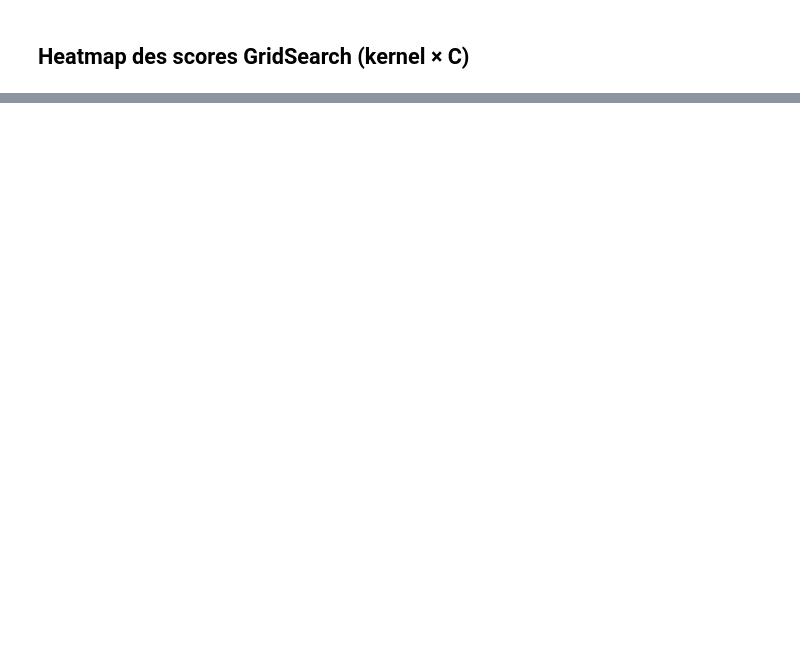
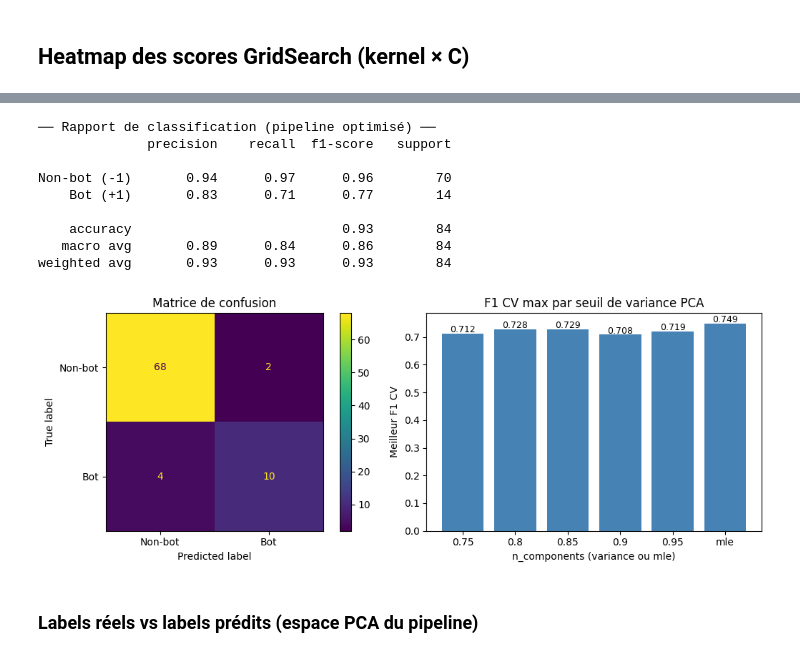
Before and after one commit to malcolm-a/if29-twitter-analysis, a Jupyter notebook: src/ml/supervised/SVM.ipynb, the cells around one changed output, grey strips where cells are left out. Cells and saved outputs as stored; diff of their text form; code cells hidden in the pictures; blank space fills up the shorter version.

```diff
--- a/src/ml/supervised/SVM.ipynb
+++ b/src/ml/supervised/SVM.ipynb
@@ -430,0 +594,46 @@ Meilleur : kernel=rbf, C=7.474, F1=0.7270
+# %%
+# Évaluation du meilleur pipeline sur le test set
+from sklearn.metrics import classification_report, confusion_matrix, ConfusionMatrixDisplay
+
+y_pred_pipe = grid_pipe.predict(X_test)
+
+print("── Rapport de classification (pipeline optimisé) ──")
+print(classification_report(y_test, y_pred_pipe, target_names=["Non-bot (-1)", "Bot (+1)"]))
+
+fig, axes = plt.subplots(1, 2, figsize=(11, 4))
+
+# Matrice de confusion
+disp = ConfusionMatrixDisplay(confusion_matrix(y_test, y_pred_pipe),
+                              display_labels=["Non-bot", "Bot"])
+disp.plot(ax=axes[0])
+axes[0].set_title("Matrice de confusion")
+
+# F1 moyen CV par n_components (agrégé sur tous kernels et C)
+cv_df = pd.DataFrame(grid_pipe.cv_results_)
+f1_by_ncomp = (
+    cv_df.groupby("param_pca__n_components")["mean_test_score"]
+    .max()
+    .reindex([0.75, 0.80, 0.85, 0.90, 0.95, "mle"])
+)
+axes[1].bar([str(x) for x in f1_by_ncomp.index], f1_by_ncomp.values, color="steelblue")
+axes[1].set_xlabel("n_components (variance ou mle)")
+axes[1].set_ylabel("Meilleur F1 CV")
+axes[1].set_title("F1 CV max par seuil de variance PCA")
+for i, v in enumerate(f1_by_ncomp.values):
+    axes[1].text(i, v + 0.005, f"{v:.3f}", ha="center", fontsize=9)
+
+plt.tight_layout()
+plt.show()
+# %% [output]
+── Rapport de classification (pipeline optimisé) ──
+              precision    recall  f1-score   support
+
+Non-bot (-1)       0.94      0.97      0.96        70
+    Bot (+1)       0.83      0.71      0.77        14
+
+    accuracy                           0.93        84
+   macro avg       0.89      0.84      0.86        84
+weighted avg       0.93      0.93      0.93        84
+[figure, added]
+# %% [markdown]
+### Labels réels vs labels prédits (espace PCA du pipeline)
```
Also changed, not shown: parts of 24 cells of this notebook, 5 other files.
